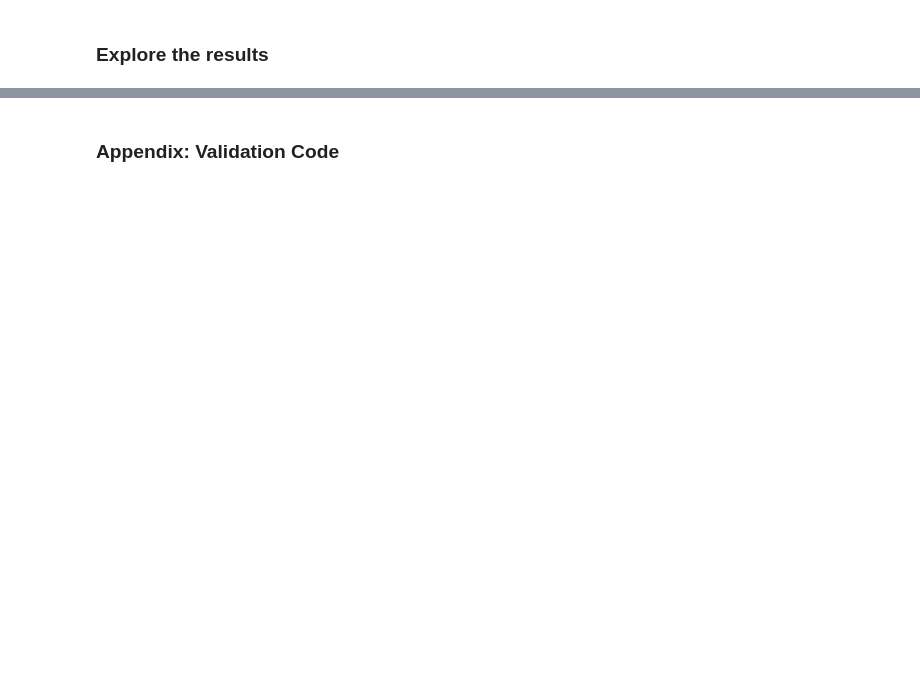
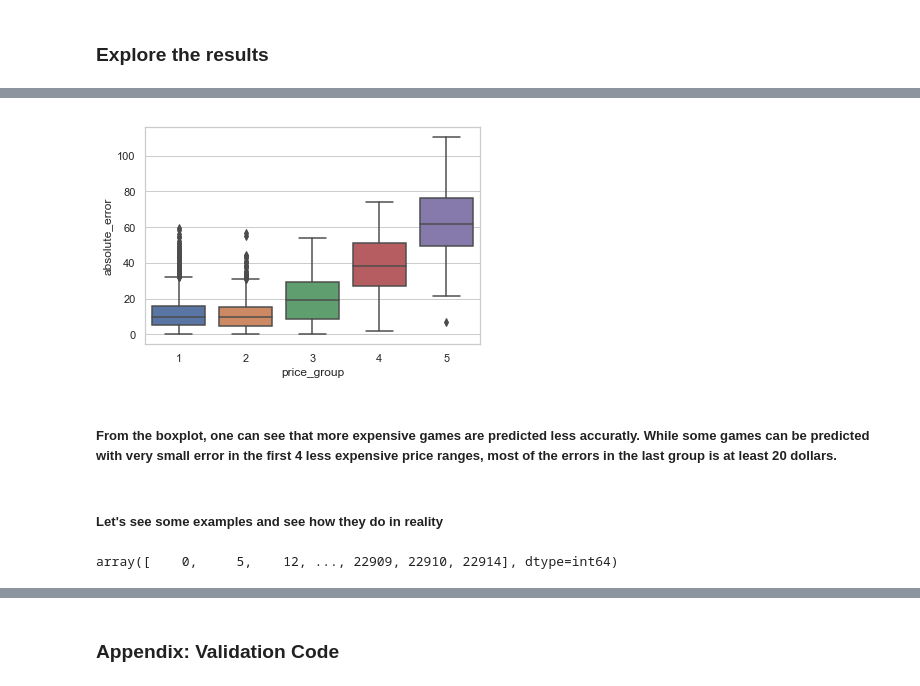
Before and after one commit to zijuncheng/Video-Game, a Jupyter notebook: DataAnalysis_Final.ipynb, the cells around one changed output, grey strips where cells are left out. Saved outputs shown, nothing was run; the diff lists cells and outputs as text; code cells hidden in the pictures; blank space fills up the shorter version.

Commit message:
new version of data analysis with pics and datasets

```diff
--- a/DataAnalysis_Final.ipynb
+++ b/DataAnalysis_Final.ipynb
@@ -1327,0 +1334,4 @@ From the above results, there are several observations:
+# %%
+df_final_data_sorted = df_final_data.sort_values(by = "y_test")
+# %%
+ts = np.floor((max(df_final_data_sorted["y_test"])-min(df_final_data_sorted["y_test"]))/5)
@@ -1327,0 +1342,19 @@ From the above results, there are several observations:
+# %%
+df_final_data_sorted["price_group"] = 0
+# %%
+df_final_data_sorted.loc[df_final_data_sorted["y_test"]<=ts,["price_group"]] = 1
+df_final_data_sorted.loc[((df_final_data_sorted["y_test"]>ts) & (df_final_data_sorted["y_test"]<=ts*2)),["price_group"]] = 2
+df_final_data_sorted.loc[((df_final_data_sorted["y_test"]>2*ts) & (df_final_data_sorted["y_test"]<=ts*3)),["price_group"]] = 3
+df_final_data_sorted.loc[((df_final_data_sorted["y_test"]>3*ts) & (df_final_data_sorted["y_test"]<=ts*4)),["price_group"]] = 4
+df_final_data_sorted.loc[((df_final_data_sorted["y_test"]>4*ts)),["price_group"]] = 5
+# %%
+#plot
+import seaborn as sns
+sns.set(style="whitegrid")
+ax = sns.boxplot(x = "price_group", y="absolute_error",data = df_final_data_sorted)
+# %% [output]
+[figure, added]
+# %% [markdown]
+##### From the boxplot, one can see that more expensive games are predicted less accuratly. While some games can be predicted with very small error in the first 4 less expensive price ranges, most of the errors in the last group is at least 20 dollars.
+# %% [markdown]
+##### Let's see some examples and see how they do in reality
@@ -1327,0 +1365,5 @@ From the above results, there are several observations:
+# %%
+target_index = X_test_rf2.index.values
+target_index
+# %% [output]
+array([    0,     5,    12, ..., 22909, 22910, 22914], dtype=int64)
```
Also changed, not shown: parts of 47 cells of this notebook, 6 other files.
